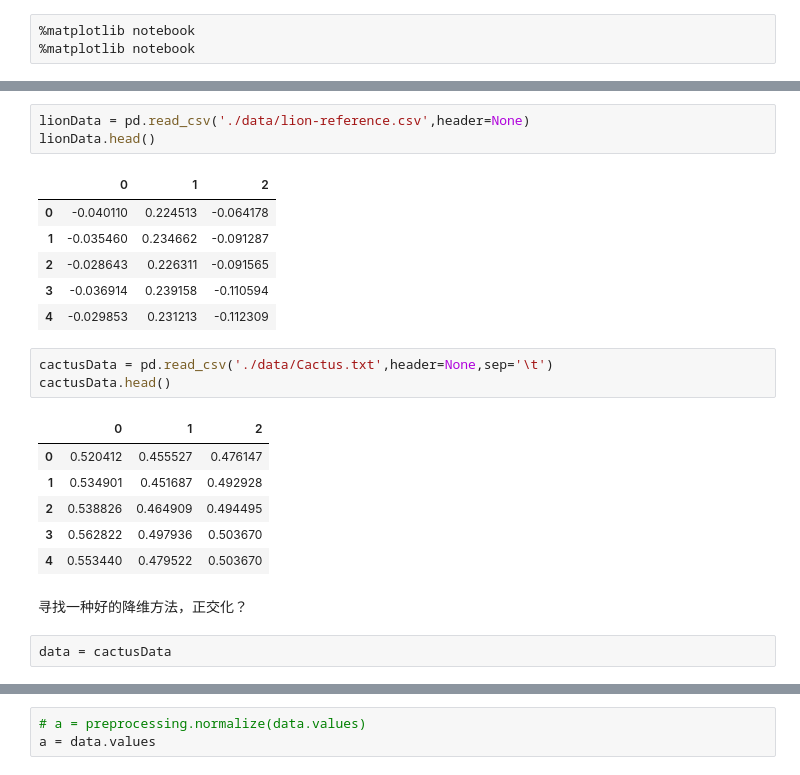
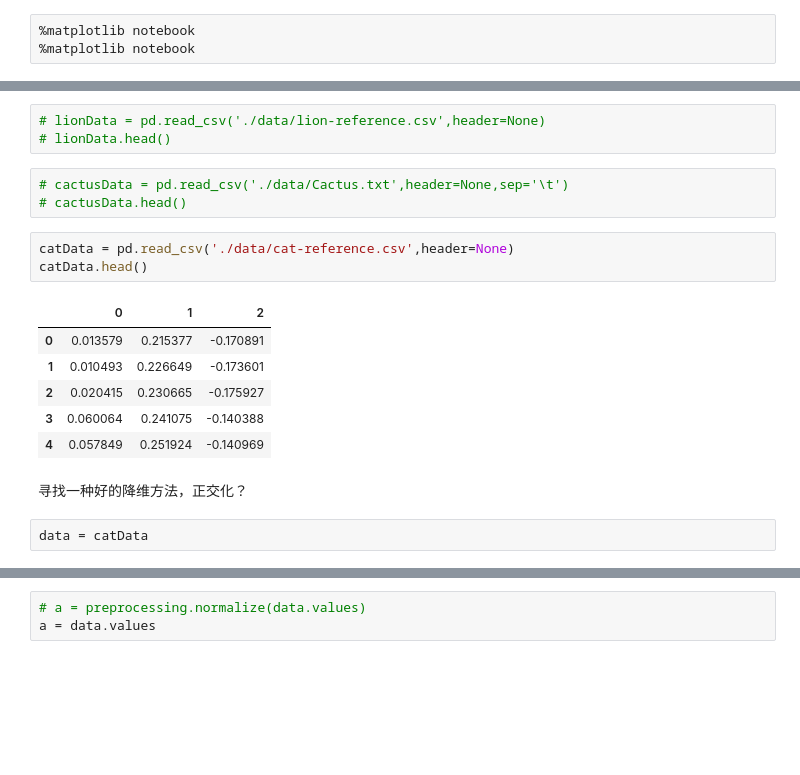
Before and after one commit to e-yi/symmetryExtraction, a Jupyter notebook: 骨架提取.ipynb, the cells around one changed output, grey strips where cells are left out. Drawn from its saved outputs; the diff is of its cells as text; blank space fills up the shorter version.

```diff
--- a/骨架提取.ipynb
+++ b/骨架提取.ipynb
@@ -30,27 +23,23 @@ nbaData.head()
 # %%
-lionData = pd.read_csv('./data/lion-reference.csv',header=None)
-lionData.head()
+# lionData = pd.read_csv('./data/lion-reference.csv',header=None)
+# lionData.head()
-# %% [output]
-|  | 0 | 1 | 2 |
-| 0 | -0.040110 | 0.224513 | -0.064178 |
-| 1 | -0.035460 | 0.234662 | -0.091287 |
-| 2 | -0.028643 | 0.226311 | -0.091565 |
-| 3 | -0.036914 | 0.239158 | -0.110594 |
-| 4 | -0.029853 | 0.231213 | -0.112309 |
 # %%
-cactusData = pd.read_csv('./data/Cactus.txt',header=None,sep='\t')
-cactusData.head()
+# cactusData = pd.read_csv('./data/Cactus.txt',header=None,sep='\t')
+# cactusData.head()
-# %% [output]
-|  | 0 | 1 | 2 |
-| 0 | 0.520412 | 0.455527 | 0.476147 |
-| 1 | 0.534901 | 0.451687 | 0.492928 |
-| 2 | 0.538826 | 0.464909 | 0.494495 |
-| 3 | 0.562822 | 0.497936 | 0.503670 |
-| 4 | 0.553440 | 0.479522 | 0.503670 |
+# %%
+catData = pd.read_csv('./data/cat-reference.csv',header=None)
+catData.head()
+# %% [output]
+|  | 0 | 1 | 2 |
+| 0 | 0.013579 | 0.215377 | -0.170891 |
+| 1 | 0.010493 | 0.226649 | -0.173601 |
+| 2 | 0.020415 | 0.230665 | -0.175927 |
+| 3 | 0.060064 | 0.241075 | -0.140388 |
+| 4 | 0.057849 | 0.251924 | -0.140969 |
 # %% [markdown]
 寻找一种好的降维方法，正交化？
 # %%
-data = cactusData
+data = catData
 # %%
 N = len(data)
 print("N :",N)
```
Also changed, not shown: parts of 11 cells of this notebook, 2 other files.
